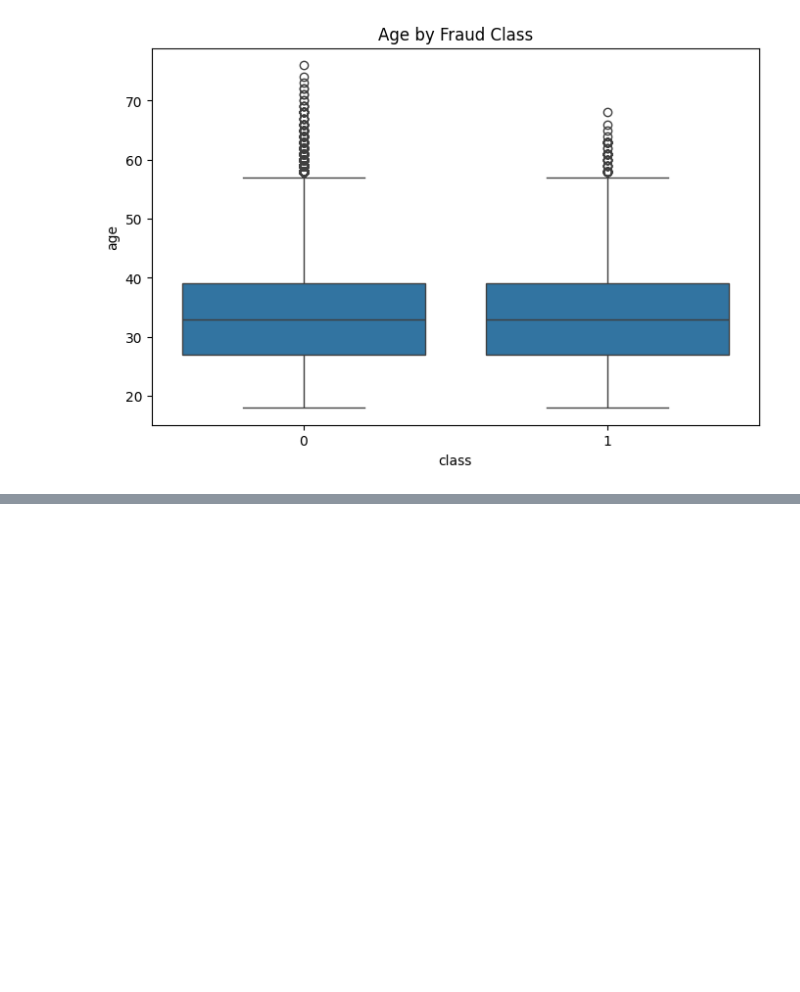
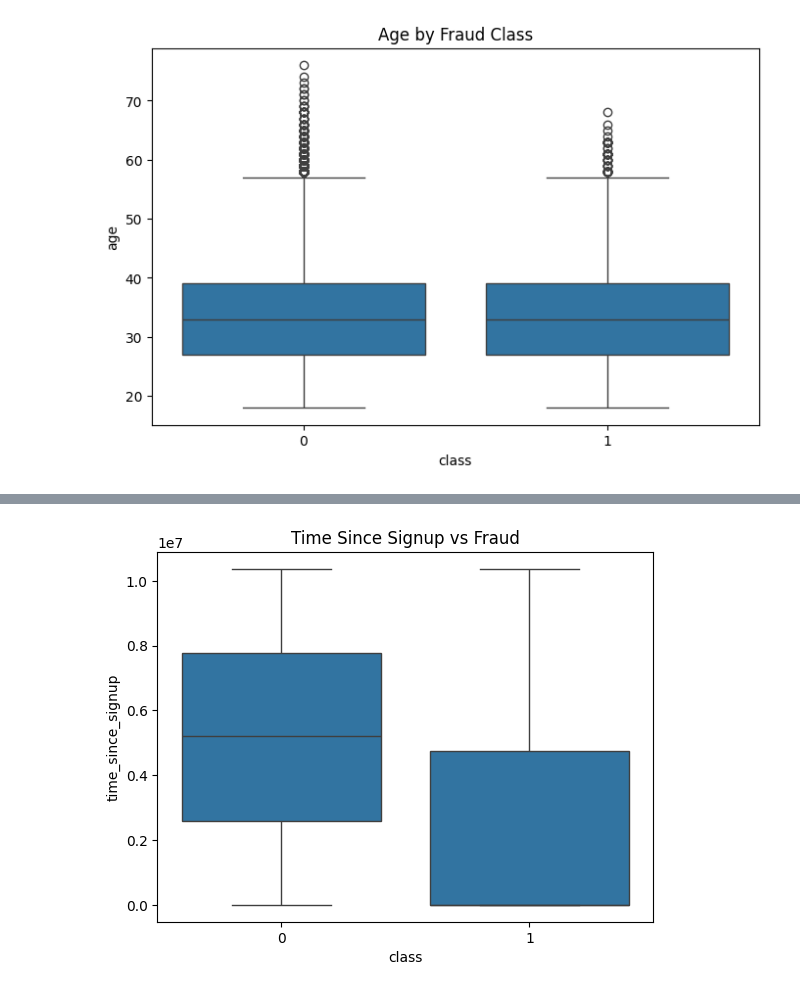
Before and after one commit to Maria-Biruk/fraud-detection, a Jupyter notebook: notebooks/eda-fraud-data.ipynb, the cells around one changed output, grey strips where cells are left out. Cells and saved outputs as stored; diff of their text form; code cells hidden in the pictures; blank space fills up the shorter version.

```diff
--- a/notebooks/eda-fraud-data.ipynb
+++ b/notebooks/eda-fraud-data.ipynb
@@ -520,0 +649,14 @@ plt.show()
+# %%
+fraud_country['time_since_signup'] = (
+    fraud_country['purchase_time'] - fraud_country['signup_time']
+).dt.total_seconds()
+# %%
+fraud_country['hour_of_day'] = fraud_country['purchase_time'].dt.hour
+# %%
+fraud_country['day_of_week'] = fraud_country['purchase_time'].dt.dayofweek
+# %%
+sns.boxplot(data=fraud_country, x='class', y='time_since_signup')
+plt.title("Time Since Signup vs Fraud")
+plt.show()
+# %% [output]
+[figure, added]
```
Also changed, not shown: parts of 33 cells of this notebook.
